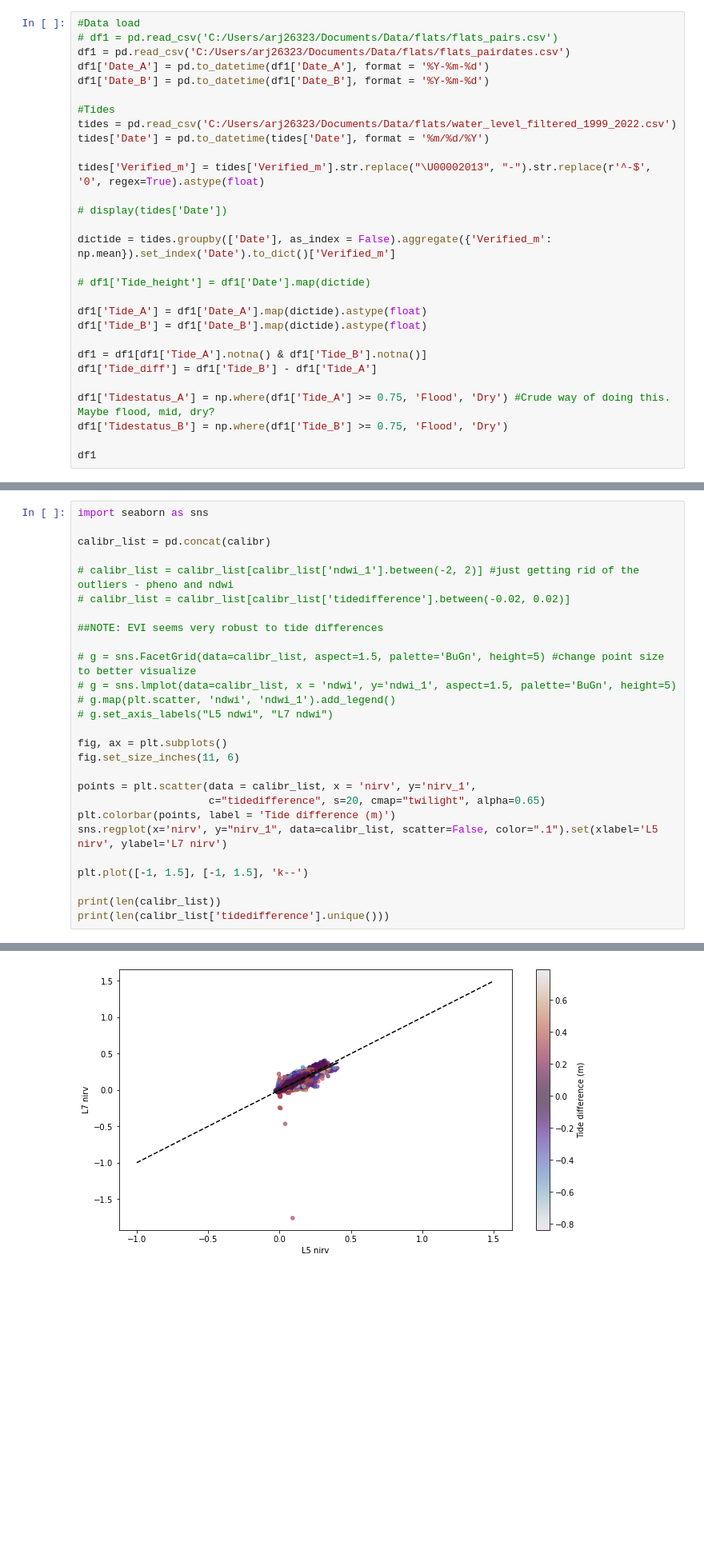
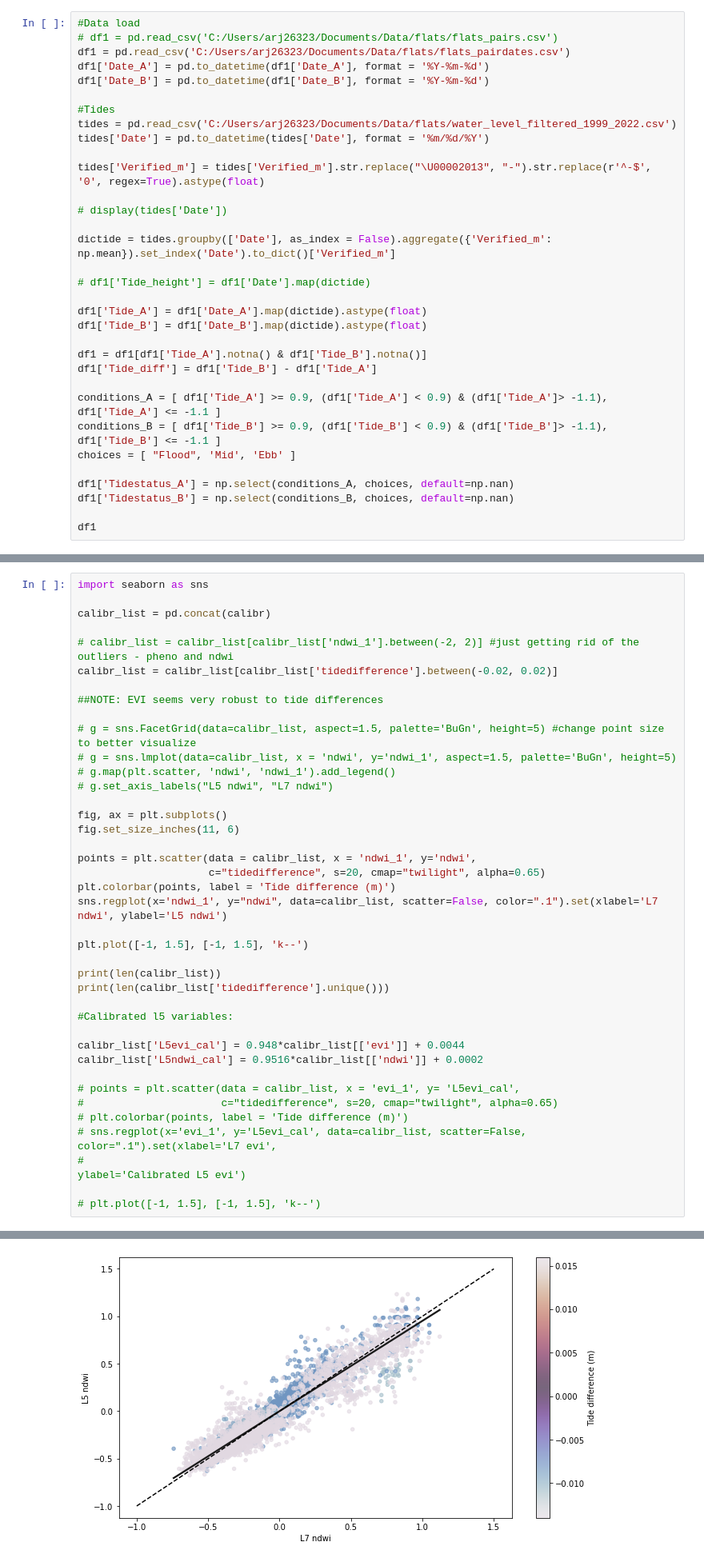
Before and after one commit to asajulien/PhD, a Jupyter notebook: Jupyter/Flats work/FLATS pairs and plots.ipynb, the cells around one changed output, grey strips where cells are left out. Shown at 80% size. Cells and saved outputs as stored; diff of their text form; blank space fills up the shorter version.

```diff
--- a/Jupyter/Flats work/FLATS pairs and plots.ipynb
+++ b/Jupyter/Flats work/FLATS pairs and plots.ipynb
@@ -203,8 +203,12 @@ df1['Tide_B'] = df1['Date_B'].map(dictide).astype(float)
 df1 = df1[df1['Tide_A'].notna() & df1['Tide_B'].notna()]
 df1['Tide_diff'] = df1['Tide_B'] - df1['Tide_A']
 
-df1['Tidestatus_A'] = np.where(df1['Tide_A'] >= 0.75, 'Flood', 'Dry') #Crude way of doing this. Maybe flood, mid, dry?
-df1['Tidestatus_B'] = np.where(df1['Tide_B'] >= 0.75, 'Flood', 'Dry')
+conditions_A = [ df1['Tide_A'] >= 0.9, (df1['Tide_A'] < 0.9) & (df1['Tide_A']> -1.1), df1['Tide_A'] <= -1.1 ]
+conditions_B = [ df1['Tide_B'] >= 0.9, (df1['Tide_B'] < 0.9) & (df1['Tide_B']> -1.1), df1['Tide_B'] <= -1.1 ]
+choices = [ "Flood", 'Mid', 'Ebb' ]
+
+df1['Tidestatus_A'] = np.select(conditions_A, choices, default=np.nan)
+df1['Tidestatus_B'] = np.select(conditions_B, choices, default=np.nan)
 
 df1
 # %% [output]
@@ -253,7 +267,7 @@ import seaborn as sns
 calibr_list = pd.concat(calibr)
 
 # calibr_list = calibr_list[calibr_list['ndwi_1'].between(-2, 2)] #just getting rid of the outliers - pheno and ndwi
-# calibr_list = calibr_list[calibr_list['tidedifference'].between(-0.02, 0.02)]
+calibr_list = calibr_list[calibr_list['tidedifference'].between(-0.02, 0.02)]
 
 ##NOTE: EVI seems very robust to tide differences
 
@@ -265,13 +279,26 @@ calibr_list = pd.concat(calibr)
 fig, ax = plt.subplots()
 fig.set_size_inches(11, 6)
 
-points = plt.scatter(data = calibr_list, x = 'nirv', y='nirv_1',
+points = plt.scatter(data = calibr_list, x = 'ndwi_1', y='ndwi',
                      c="tidedifference", s=20, cmap="twilight", alpha=0.65)
 plt.colorbar(points, label = 'Tide difference (m)')
-sns.regplot(x='nirv', y="nirv_1", data=calibr_list, scatter=False, color=".1").set(xlabel='L5 nirv', ylabel='L7 nirv')
+sns.regplot(x='ndwi_1', y="ndwi", data=calibr_list, scatter=False, color=".1").set(xlabel='L7 ndwi', ylabel='L5 ndwi')
 
 plt.plot([-1, 1.5], [-1, 1.5], 'k--')
 
 print(len(calibr_list))
 print(len(calibr_list['tidedifference'].unique()))
+
+#Calibrated l5 variables:
+
+calibr_list['L5evi_cal'] = 0.948*calibr_list[['evi']] + 0.0044
+calibr_list['L5ndwi_cal'] = 0.9516*calibr_list[['ndwi']] + 0.0002
+
+# points = plt.scatter(data = calibr_list, x = 'evi_1', y= 'L5evi_cal',
+#                      c="tidedifference", s=20, cmap="twilight", alpha=0.65)
+# plt.colorbar(points, label = 'Tide difference (m)')
+# sns.regplot(x='evi_1', y='L5evi_cal', data=calibr_list, scatter=False, color=".1").set(xlabel='L7 evi',
+#                                                                                        ylabel='Calibrated L5 evi')
+
+# plt.plot([-1, 1.5], [-1, 1.5], 'k--')
 # %% [output]
@@ -280 +307 @@ print(len(calibr_list['tidedifference'].unique()))
-[figure, old version]
+[figure, new version]
```
Also changed, not shown: parts of 8 cells of this notebook, 3 other files.
